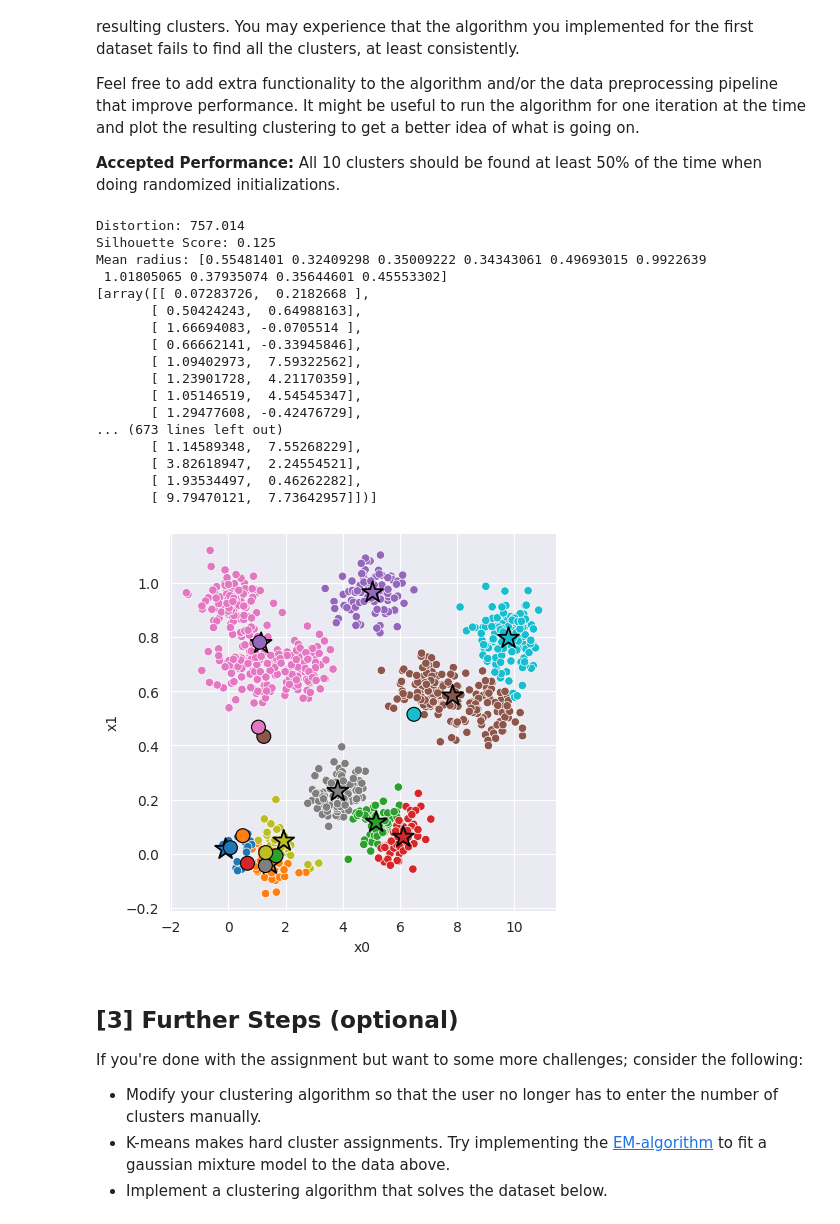
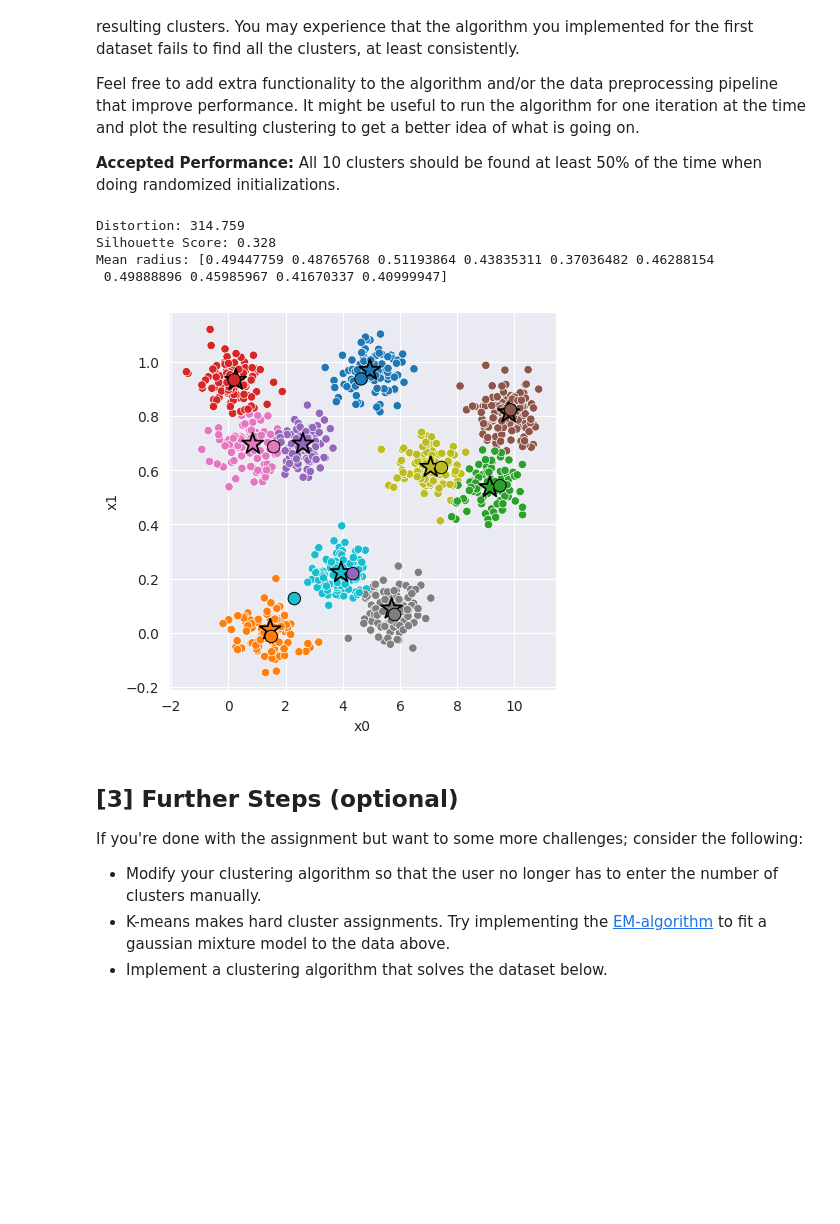
Before and after one commit to gousset15u/machine-learning, a Jupyter notebook: k_means/experiment.ipynb, the cells around one changed output. Saved outputs shown, nothing was run; the diff lists cells and outputs as text; code cells hidden in the pictures; blank space fills up the shorter version.

Commit message:
[km] add k-means++ initialization + clean km.py

```diff
--- a/k_means/experiment.ipynb
+++ b/k_means/experiment.ipynb
@@ -126,48 +129,31 @@ Feel free to add extra functionality to the algorithm and/or the data preprocess
 # %%
 # Fit Model
 X = data_2[['x0', 'x1']].to_numpy()
-model_2 = km.KMeans(10,2)  # <-- Feel free to add hyperparameters
+model_2 = km.KMeans(10)  # <-- Feel free to add hyperparameters
 model_2.fit(X)
 
 # Compute Silhouette Score
 z = model_2.predict(X)
-
-# while km.euclidean_distortion(X, z)>10:
-#     model_2.fit(X)
-#     model_2.predict(X)
 
 print(f'Distortion: {km.euclidean_distortion(X, z) :.3f}')
 print(f'Silhouette Score: {km.euclidean_silhouette(X, z) :.3f}')
 print(f'Mean radius: {model_2.cluster_radius(X, z)}')
 
 # Plot cluster assignments
 C = model_2.get_centroids()
 I = model_2.get_init_centroids()
 K = len(C)
 _, ax = plt.subplots(figsize=(5, 5), dpi=100)
 sns.scatterplot(x='x0', y='x1', hue=z, hue_order=range(K), palette='tab10', data=data_2[['x0', 'x1']], ax=ax);
 sns.scatterplot(x=C[:,0], y=C[:,1], hue=range(K), palette='tab10', marker='*', s=250, edgecolor='black', ax=ax)
 sns.scatterplot(x=I[:,0], y=I[:,1], hue=range(K), palette='tab10', marker='o', s=80, edgecolor='black', ax=ax)
 ax.legend().remove();
 # %% [output]
-Distortion: 757.014
-Silhouette Score: 0.125
-Mean radius: [0.55481401 0.32409298 0.35009222 0.34343061 0.49693015 0.9922639
- 1.01805065 0.37935074 0.35644601 0.45553302]
-[array([[ 0.07283726,  0.2182668 ],
-       [ 0.50424243,  0.64988163],
-       [ 1.66694083, -0.0705514 ],
-       [ 0.66662141, -0.33945846],
-       [ 1.09402973,  7.59322562],
-       [ 1.23901728,  4.21170359],
-       [ 1.05146519,  4.54545347],
-       [ 1.29477608, -0.42476729],
-... (673 lines left out)
-       [ 1.14589348,  7.55268229],
-       [ 3.82618947,  2.24554521],
-       [ 1.93534497,  0.46262282],
-       [ 9.79470121,  7.73642957]])]
+Distortion: 314.759
+Silhouette Score: 0.328
+Mean radius: [0.49447759 0.48765768 0.51193864 0.43835311 0.37036482 0.46288154
+ 0.49888896 0.45985967 0.41670337 0.40999947]
-[figure, old version]
+[figure, new version]
 # %% [markdown]
 ## [3] Further Steps (optional)
 
```
Also changed, not shown: parts of 2 cells of this notebook, 2 other files.
